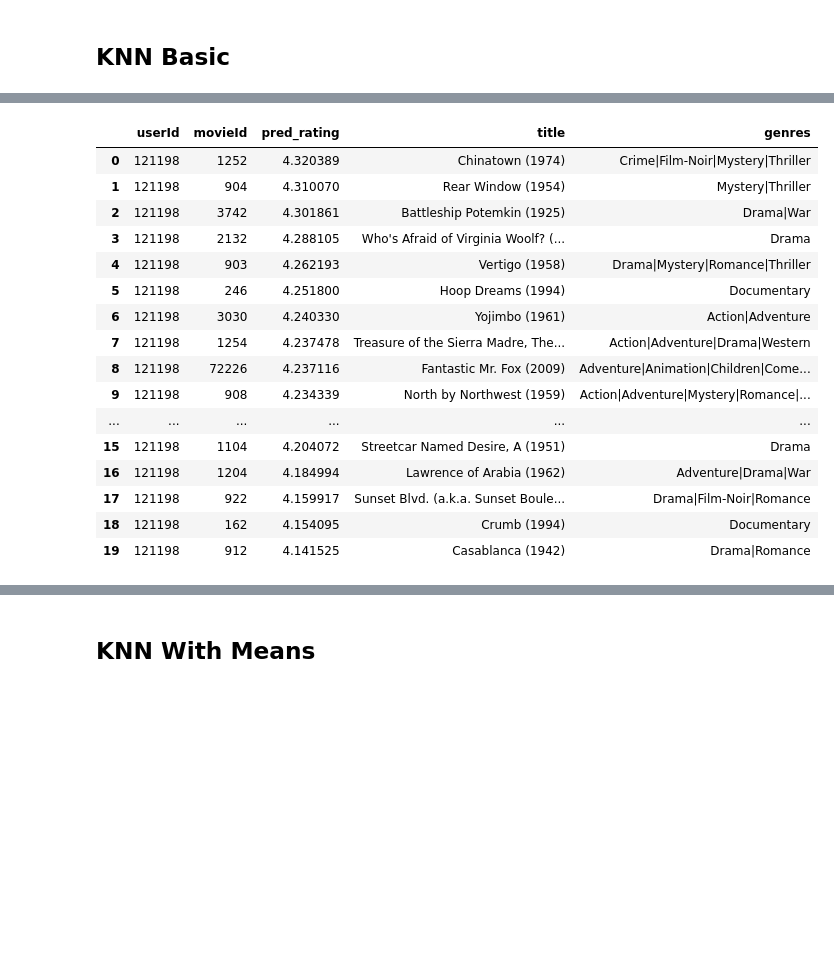
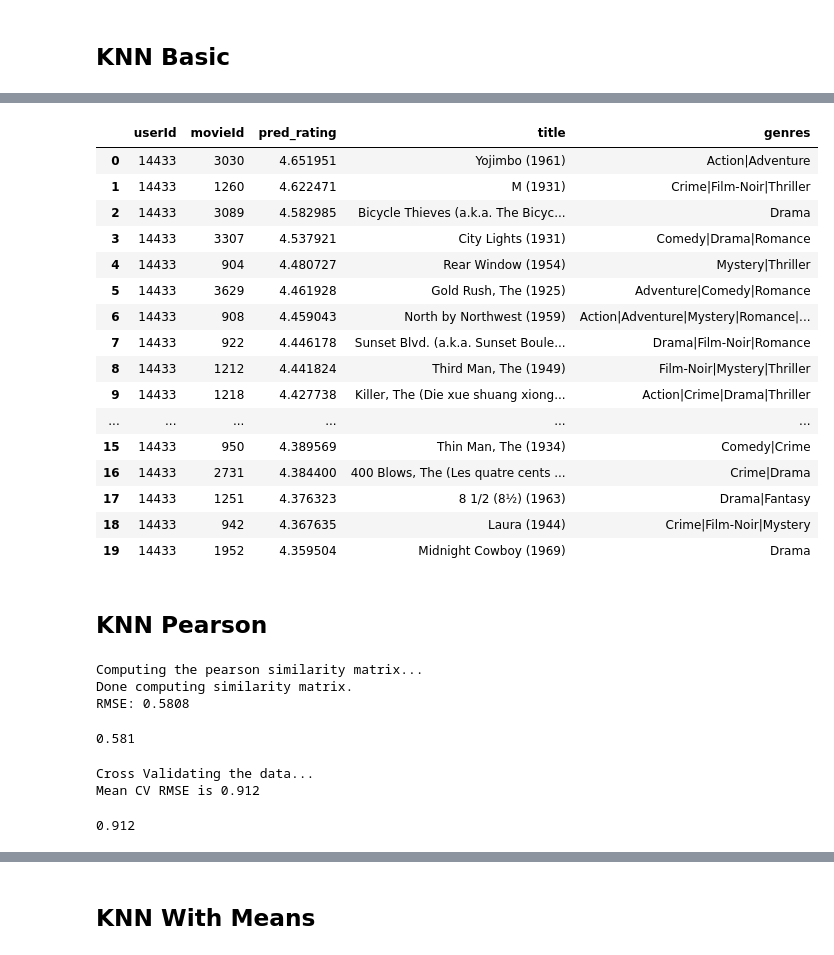
Before and after one commit to HamidSadEsf/movie_recommendation_ProjectCDS, a Jupyter notebook: main.ipynb, the cells around one changed output, grey strips where cells are left out. Saved outputs shown, nothing was run; the diff lists cells and outputs as text; code cells hidden in the pictures; blank space fills up the shorter version.

Commit message:
testing variaty and personalisation of the models

```diff
--- a/main.ipynb
+++ b/main.ipynb
@@ -41,10 +42,7 @@ The resulting sparcity of the matrix is: 0.3586460783311177
 Preparing the final rating matrix...
 Data preprocesssing for collaborative filtering modeling is completed!
 # %%
-sveta_user_id = 92024
-hamid_user_id = 105352
-anti_sveta_id = 117575
-anti_hamid_id = 119550
+hamid_user_id, sveta_user_id, anti_hamid_user_id, anti_sveta_user_id = (hamid_user_id, sveta_user_id, anti_hamid_user_id, anti_sveta_user_id)
 # %%
 #Get the final ratings matrix
 print("Getting the ratings matrix...")
@@ -109,7 +72,7 @@ RMSE: 0.7238
 #KNN-based memory based model
 sim_options = {'name': 'msd',
                'min_support': 3,
-               'user_based': False}
+               'user_based': True}
 
 knn_basic = KNNBasic(k=25,sim_options=sim_options)
 # %%
@@ -151,20 +114,22 @@ knn_basic_model.recommend_all(sveta_user_id).merge(movie_df, on='movieId', how='
 # %%
-knn_basic_model.recommend_all(hamid_user_id).merge(movie_df, on='movieId', how='left').head(20)
+knn_basic_model.recommend_all(anti_sveta_user_id).merge(movie_df, on='movieId', how='left').head(20)
 # %% [output]
 |  | userId | movieId | pred_rating | title | genres |
-| 0 | 121198 | 1252 | 4.320389 | Chinatown (1974) | Crime|Film-Noir|Mystery|Thriller |
-| 1 | 121198 | 904 | 4.310070 | Rear Window (1954) | Mystery|Thriller |
-| 2 | 121198 | 3742 | 4.301861 | Battleship Potemkin (1925) | Drama|War |
-| 3 | 121198 | 2132 | 4.288105 | Who's Afraid of Virginia Woolf? (... | Drama |
-| 4 | 121198 | 903 | 4.262193 | Vertigo (1958) | Drama|Mystery|Romance|Thriller |
-| 5 | 121198 | 246 | 4.251800 | Hoop Dreams (1994) | Documentary |
-| 6 | 121198 | 3030 | 4.240330 | Yojimbo (1961) | Action|Adventure |
-| 7 | 121198 | 1254 | 4.237478 | Treasure of the Sierra Madre, The... | Action|Adventure|Drama|Western |
-| 8 | 121198 | 72226 | 4.237116 | Fantastic Mr. Fox (2009) | Adventure|Animation|Children|Come... |
-| 9 | 121198 | 908 | 4.234339 | North by Northwest (1959) | Action|Adventure|Mystery|Romance|... |
+| 0 | 14433 | 3030 | 4.651951 | Yojimbo (1961) | Action|Adventure |
+| 1 | 14433 | 1260 | 4.622471 | M (1931) | Crime|Film-Noir|Thriller |
+| 2 | 14433 | 3089 | 4.582985 | Bicycle Thieves (a.k.a. The Bicyc... | Drama |
+| 3 | 14433 | 3307 | 4.537921 | City Lights (1931) | Comedy|Drama|Romance |
+| 4 | 14433 | 904 | 4.480727 | Rear Window (1954) | Mystery|Thriller |
+| 5 | 14433 | 3629 | 4.461928 | Gold Rush, The (1925) | Adventure|Comedy|Romance |
+| 6 | 14433 | 908 | 4.459043 | North by Northwest (1959) | Action|Adventure|Mystery|Romance|... |
+| 7 | 14433 | 922 | 4.446178 | Sunset Blvd. (a.k.a. Sunset Boule... | Drama|Film-Noir|Romance |
+| 8 | 14433 | 1212 | 4.441824 | Third Man, The (1949) | Film-Noir|Mystery|Thriller |
+| 9 | 14433 | 1218 | 4.427738 | Killer, The (Die xue shuang xiong... | Action|Crime|Drama|Thriller |
 | ... | ... | ... | ... | ... | ... |
-| 15 | 121198 | 1104 | 4.204072 | Streetcar Named Desire, A (1951) | Drama |
-| 16 | 121198 | 1204 | 4.184994 | Lawrence of Arabia (1962) | Adventure|Drama|War |
-| 17 | 121198 | 922 | 4.159917 | Sunset Blvd. (a.k.a. Sunset Boule... | Drama|Film-Noir|Romance |
-| 18 | 121198 | 162 | 4.154095 | Crumb (1994) | Documentary |
-| 19 | 121198 | 912 | 4.141525 | Casablanca (1942) | Drama|Romance |
+| 15 | 14433 | 950 | 4.389569 | Thin Man, The (1934) | Comedy|Crime |
+| 16 | 14433 | 2731 | 4.384400 | 400 Blows, The (Les quatre cents ... | Crime|Drama |
+| 17 | 14433 | 1251 | 4.376323 | 8 1/2 (8½) (1963) | Drama|Fantasy |
+| 18 | 14433 | 942 | 4.367635 | Laura (1944) | Crime|Film-Noir|Mystery |
+| 19 | 14433 | 1952 | 4.359504 | Midnight Cowboy (1969) | Drama |
+# %% [markdown]
+## KNN Pearson
@@ -170,0 +143,14 @@ knn_basic_model.recommend_all(hamid_user_id).merge(movie_df, on='movieId', how='
+# %%
+knn_pearson_model = cf_model(knn_pearson, trainset, testset, data, 20)
+knn_pearson_model.fit_and_predict()
+# %% [output]
+Computing the pearson similarity matrix...
+Done computing similarity matrix.
+RMSE: 0.5808
+0.581
+# %%
+knn_pearson_model.cross_validate()
+# %% [output]
+Cross Validating the data...
+Mean CV RMSE is 0.912
+0.912
```
Also changed, not shown: parts of 58 cells of this notebook, 8 other files.
